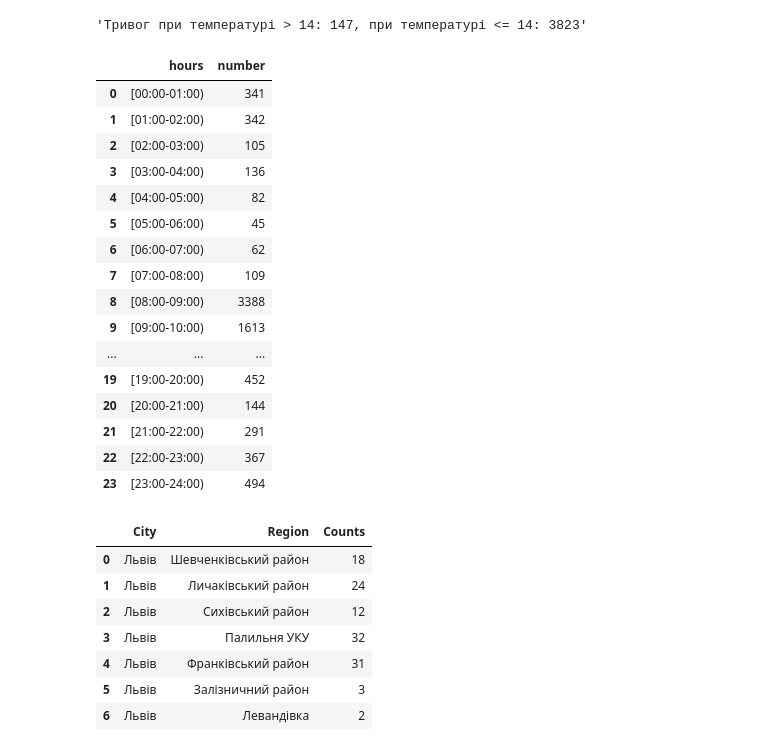
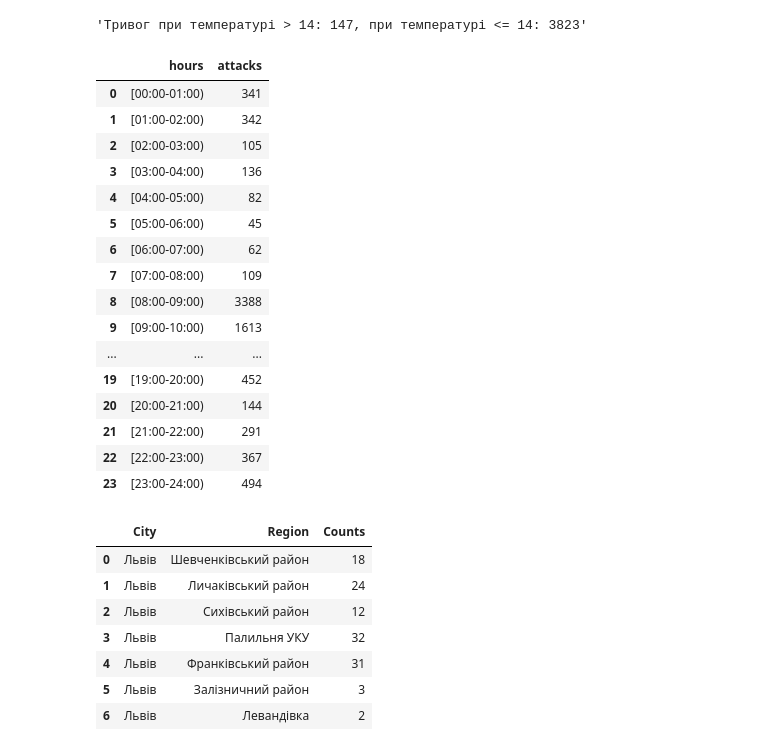
Before and after one commit to KiraYampolska/Weather-attacks, a Jupyter notebook: weather.ipynb, the cells around one changed output. Cells and saved outputs as stored; diff of their text form; code cells hidden in the pictures.

```diff
--- a/weather.ipynb
+++ b/weather.ipynb
@@ -163,25 +163,25 @@ process_temperature(read_file('message-weather (1).csv'))
 # %%
 def process_data(df):
     hours = []
     number = []
     for i in range(24):
         if i == 9:
             hours.append(f'[0{i}:00-{i + 1}:00)')
         elif i < 10:
             hours.append(f'[0{i}:00-0{i + 1}:00)')
         else:
             hours.append(f'[{i}:00-{i + 1}:00)')
         count = 0
         for j in range(len(df)):
             if int(df.date_weather[j].split()[1].split(':')[0]) == i:
                 if ("💥" in df.tg_message[j]) | ("📍" in df.tg_message[j]) | ("⚠️" in df.tg_message[j]):
                     count += df.tg_message[j].count("💥") + df.tg_message[j].count("⚠️") + df.tg_message[j].count("📍")
         number.append(count)
 
-    return pd.DataFrame({'hours': hours, 'number': number})
+    return pd.DataFrame({'hours': hours, 'attacks': number})
 process_data(read_file('message-weather (1).csv'))
 # %% [output]
-|  | hours | number |
+|  | hours | attacks |
 | 0 | [00:00-01:00) | 341 |
 | 1 | [01:00-02:00) | 342 |
 | 2 | [02:00-03:00) | 105 |
```
